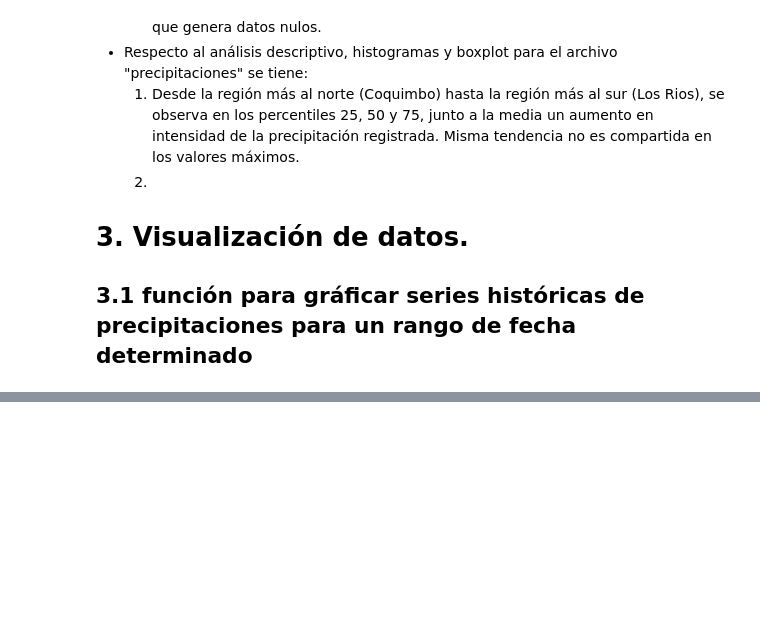
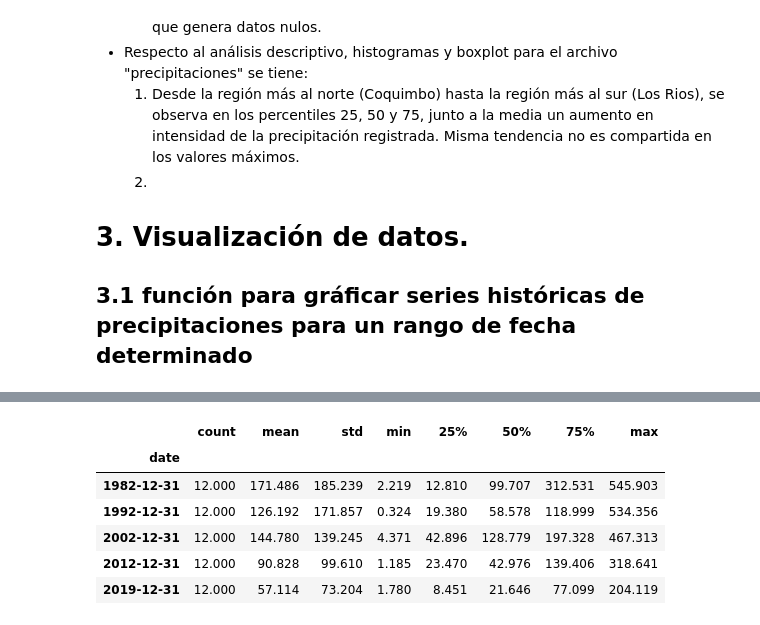
Before and after one commit to maniconaji/desafio_spike_precios, a Jupyter notebook: DesafíoSpikeManuelHuerta_v2.ipynb, the cells around one changed output, grey strips where cells are left out. Saved outputs shown, nothing was run; the diff lists cells and outputs as text; code cells hidden in the pictures; blank space fills up the shorter version.

```diff
--- a/DesafíoSpikeManuelHuerta_v2.ipynb
+++ b/DesafíoSpikeManuelHuerta_v2.ipynb
@@ -253,0 +203,10 @@ plotSTbyYearPrecipitación(precipitaciones, 'Maule', [1982, 1992, 2002, 2012, 20
+# %%
+precipitaciones.loc[precipitaciones.index.year.isin([1982, 1992, 2002, 2012, 2019]), "Maule"].groupby(pd.Grouper(freq="Y", origin='start')).describe().dropna()
+# %% [output]
+|  | count | mean | std | min | 25% | 50% | 75% | max |
+| date |  |  |  |  |  |  |  |  |
+| 1982-12-31 | 12.000 | 171.486 | 185.239 | 2.219 | 12.810 | 99.707 | 312.531 | 545.903 |
+| 1992-12-31 | 12.000 | 126.192 | 171.857 | 0.324 | 19.380 | 58.578 | 118.999 | 534.356 |
+| 2002-12-31 | 12.000 | 144.780 | 139.245 | 4.371 | 42.896 | 128.779 | 197.328 | 467.313 |
+| 2012-12-31 | 12.000 | 90.828 | 99.610 | 1.185 | 23.470 | 42.976 | 139.406 | 318.641 |
+| 2019-12-31 | 12.000 | 57.114 | 73.204 | 1.780 | 8.451 | 21.646 | 77.099 | 204.119 |
```
Also changed, not shown: parts of 25 cells of this notebook, 2 other files.
